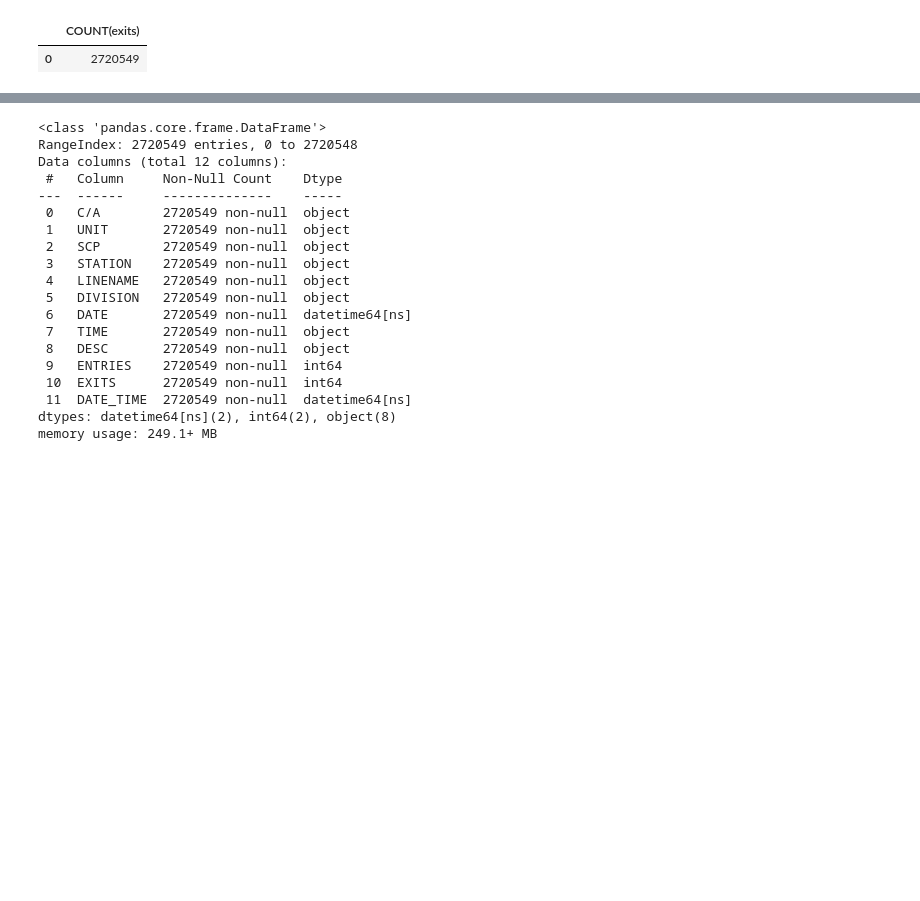
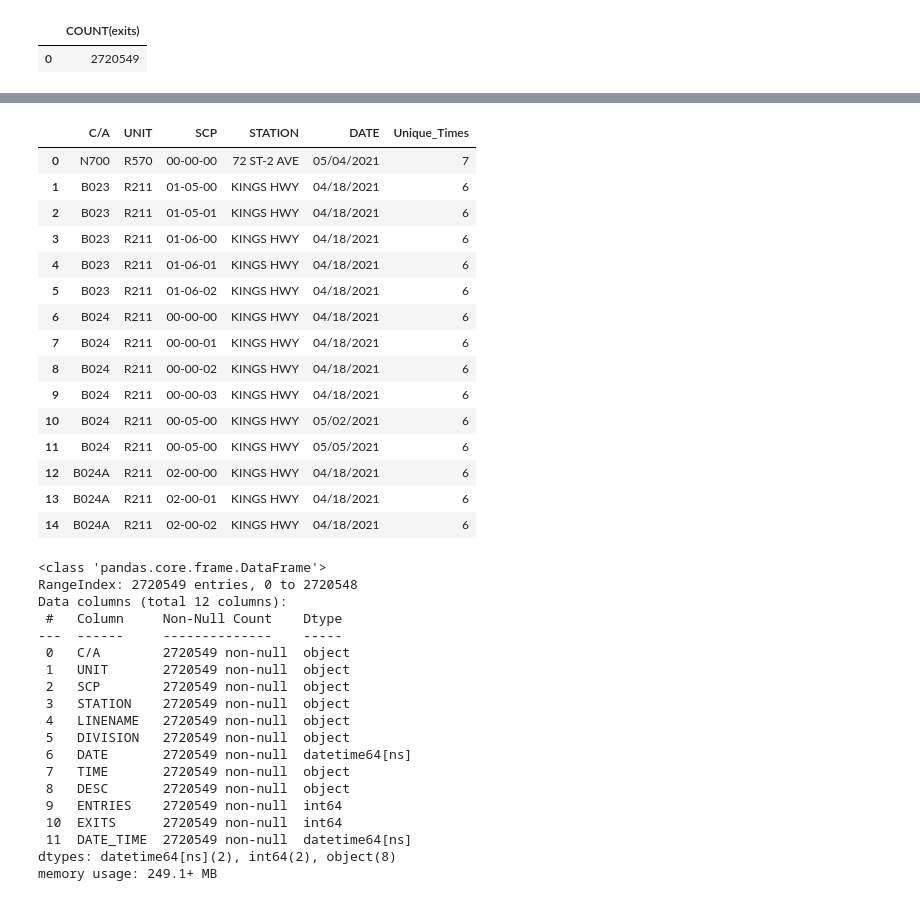
Before and after one commit to braden-taack/Metis_EDA_Project, a Jupyter notebook: EDA_Notebook.ipynb, the cells around one changed output, grey strips where cells are left out. Saved outputs shown, nothing was run; the diff lists cells and outputs as text; code cells hidden in the pictures; blank space fills up the shorter version.

```diff
--- a/EDA_Notebook.ipynb
+++ b/EDA_Notebook.ipynb
@@ -26,3 +75,27 @@ pd.read_sql('SELECT COUNT(exits) FROM mta_data LIMIT 30;', engine)
+# %%
+#now look at all non 'REGULAR' entries for unique time intervals.
+#assuming basis of 0-4, 4-8, etc, each turnstile should have 6 time intervals per day
+
+#UPDATE - this analysis was not used in the end, as turnstile times were done by day and then regrouped into
+#         2 hour interval bins for the hourly analysis
+pd.read_sql('SELECT "C/A",UNIT, SCP, STATION, DATE, COUNT(DISTINCT(TIME)) as Unique_Times FROM mta_data WHERE "DESC" != "REGULAR" GROUP BY  "C/A",UNIT, SCP, STATION, DATE ORDER BY Unique_Times DESC LIMIT 15;', engine)
+# %% [output]
+|  | C/A | UNIT | SCP | STATION | DATE | Unique_Times |
+| 0 | N700 | R570 | 00-00-00 | 72 ST-2 AVE | 05/04/2021 | 7 |
+| 1 | B023 | R211 | 01-05-00 | KINGS HWY | 04/18/2021 | 6 |
+| 2 | B023 | R211 | 01-05-01 | KINGS HWY | 04/18/2021 | 6 |
+| 3 | B023 | R211 | 01-06-00 | KINGS HWY | 04/18/2021 | 6 |
+| 4 | B023 | R211 | 01-06-01 | KINGS HWY | 04/18/2021 | 6 |
+| 5 | B023 | R211 | 01-06-02 | KINGS HWY | 04/18/2021 | 6 |
+| 6 | B024 | R211 | 00-00-00 | KINGS HWY | 04/18/2021 | 6 |
+| 7 | B024 | R211 | 00-00-01 | KINGS HWY | 04/18/2021 | 6 |
+| 8 | B024 | R211 | 00-00-02 | KINGS HWY | 04/18/2021 | 6 |
+| 9 | B024 | R211 | 00-00-03 | KINGS HWY | 04/18/2021 | 6 |
+| 10 | B024 | R211 | 00-05-00 | KINGS HWY | 05/02/2021 | 6 |
+| 11 | B024 | R211 | 00-05-00 | KINGS HWY | 05/05/2021 | 6 |
+| 12 | B024A | R211 | 02-00-00 | KINGS HWY | 04/18/2021 | 6 |
+| 13 | B024A | R211 | 02-00-01 | KINGS HWY | 04/18/2021 | 6 |
+| 14 | B024A | R211 | 02-00-02 | KINGS HWY | 04/18/2021 | 6 |
 # %%
 #sizing down huge data set to only include covid months in 2021. WIll be more representative of a COVID era.
 mta_df = pd.read_sql('SELECT * FROM mta_data;',engine)
```
Also changed, not shown: parts of 3 cells of this notebook.
